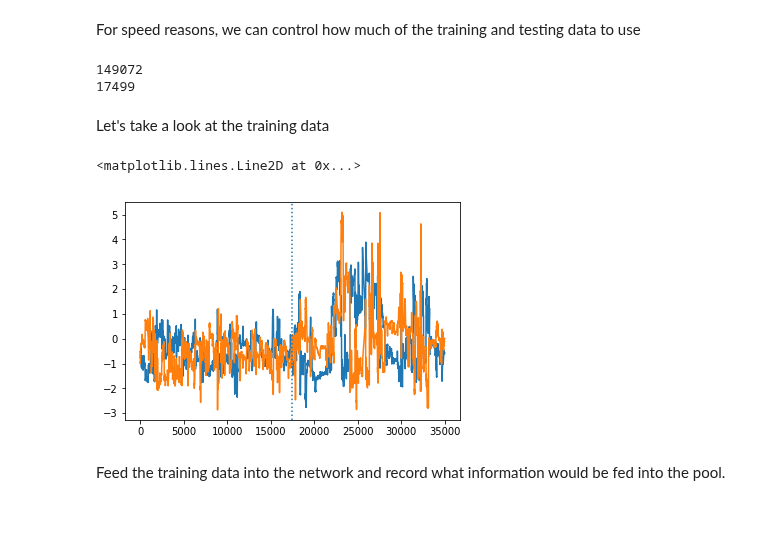
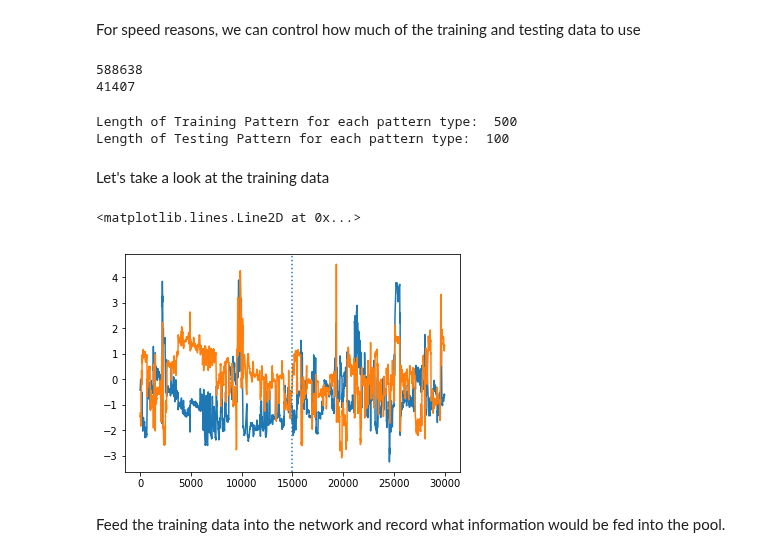
Before and after one commit to maddybartlett/NEN001, a Jupyter notebook: PatternInterpolation_Batch.ipynb, the cells around one changed output. Drawn from its saved outputs; the diff is of its cells as text; code cells hidden in the pictures; blank space fills up the shorter version.

```diff
--- a/PatternInterpolation_Batch.ipynb
+++ b/PatternInterpolation_Batch.ipynb
@@ -45,6 +45,7 @@ Here's a helper function to take a window of that data, extract it out, and resa
 def extract_pattern(start, end, target_dt): #function to extract consecutive frames with the same label
     pattern = np.array(a[start:end,:]).astype(float)
     frames = np.array(data.iloc[start:end,9]).astype(int)
+    timestamp = np.array(data.iloc[start:end,0]).astype(str)
 
     good_indices = frames != -1
     frames = frames[good_indices]
@@ -61,7 +62,7 @@ def extract_pattern(start, end, target_dt): #function to extract consecutive fra
         result.append(p)
     result = np.array(result).T
 
-    return t, result
+    return timestamp, result
 # %% [markdown]
 Now we find the slices of data that correspond to different labelled events
 # %%
@@ -117,42 +148,70 @@ noplay_test = p_noplay[(int(len(p_noplay)*0.8)):]
+# %%
+for p in noplay_train_list:
+    if p.size > 0:
+        pass
+    else:
+        noplay_train_list.remove(p)
+
+for p in noplay_test_list:
+    if p.size >0:
+        pass
+    else:
+        noplay_test_list.remove(p)
 # %% [markdown]
 Do the PCA (just on the training data)
 # %%
-train_all = np.vstack(goal_train+noplay_train)
+train_all = np.vstack(goal_train_list+noplay_train_list)
 pca_model = PCA(n_components=D).fit(train_all)
 
-goal_train_pca = np.vstack([pca_model.transform(p) for p in goal_train])
-noplay_train_pca = np.vstack([pca_model.transform(p) for p in noplay_train])
-goal_test_pca = np.vstack([pca_model.transform(p) for p in goal_test])
-noplay_test_pca = np.vstack([pca_model.transform(p) for p in noplay_test])
+train_time_all = np.hstack(goal_train_time+noplay_train_time)
+test_time_all = np.hstack(goal_test_time+noplay_test_time)
+
+goal_train_pca = np.vstack([pca_model.transform(p) for p in goal_train_list])
+noplay_train_pca = np.vstack([pca_model.transform(p) for p in noplay_train_list])
+goal_test_pca = np.vstack([pca_model.transform(p) for p in goal_test_list])
+noplay_test_pca = np.vstack([pca_model.transform(p) for p in noplay_test_list])
 # %% [markdown]
 For speed reasons, we can control how much of the training and testing data to use
 # %%
 print(len(goal_train_pca))
-print(len(noplay_train_pca))
+print(len(noplay_test_pca))
 # %% [output]
-149072
-17499
+588638
+41407
 # %%
-len_train = int(len(noplay_train_pca))/30
-print(len_train)
+len_train = 500 #int(len(noplay_train_pca)/30)
 T_train = len_train #param.len_train   # number of seconds to train on for each class
 T_test = 100 #len of noplay test 67    # number of seconds to test on for each class
+
+print('Length of Training Pattern for each pattern type: ', len_train)
+print('Length of Testing Pattern for each pattern type: ', T_test)
+
+goal_train_time2 = [item for sublist in goal_train_time for item in sublist]
+noplay_train_time2 = [item for sublist in noplay_train_time for item in sublist]
+
+goal_test_time2 = [item for sublist in goal_test_time for item in sublist]
+noplay_test_time2 = [item for sublist in noplay_test_time for item in sublist]
+# %% [output]
+Length of Training Pattern for each pattern type:  500
+Length of Testing Pattern for each pattern type:  100
 # %% [markdown]
 Let's take a look at the training data
 # %%
 N_frames = int(T_train*30)
 training = np.vstack([goal_train_pca[:N_frames], noplay_train_pca[:N_frames]])
+train_timestamps = np.hstack([goal_train_time2[:N_frames], noplay_train_time2[:N_frames]])
 assert len(training) == N_frames*2
 
 N_frames = int(T_test*30)
 testing = np.vstack([goal_test_pca[:N_frames], noplay_test_pca[:N_frames]])
+test_timestamps = np.hstack([goal_test_time2[:N_frames], noplay_test_time2[:N_frames]])
 assert len(testing) == N_frames*2
 
 plt.plot(training)
 plt.axvline(int(len(training)/2), ls=':')
 # %% [output]
 <matplotlib.lines.Line2D at 0x...>
-[figure, old version]
+[figure, new version]
 # %% [markdown]
 Feed the training data into the network and record what information would be fed into the pool.
 # %%
```
Also changed, not shown: parts of 20 cells of this notebook, 1 other file.
